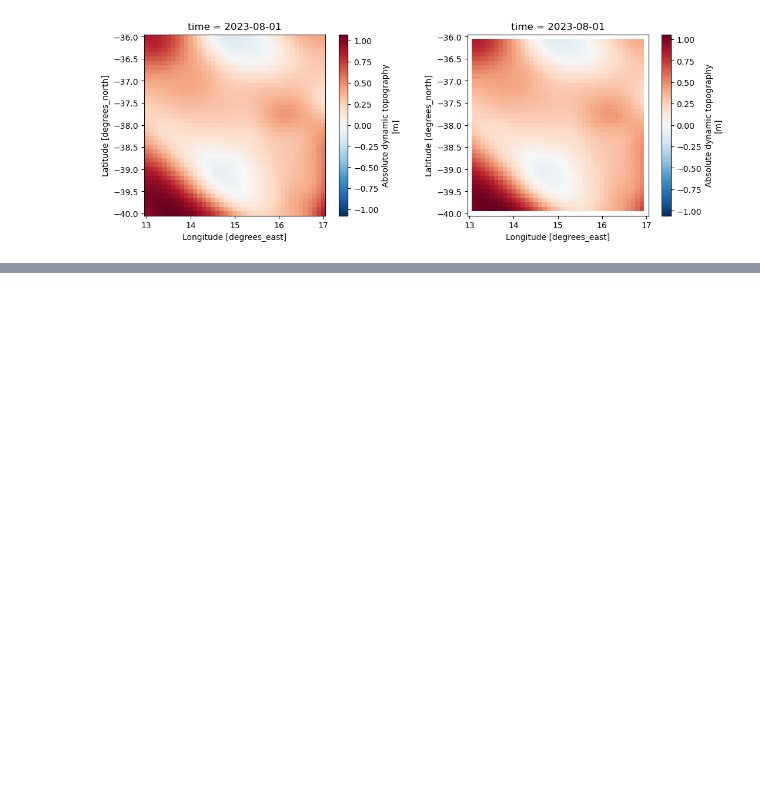
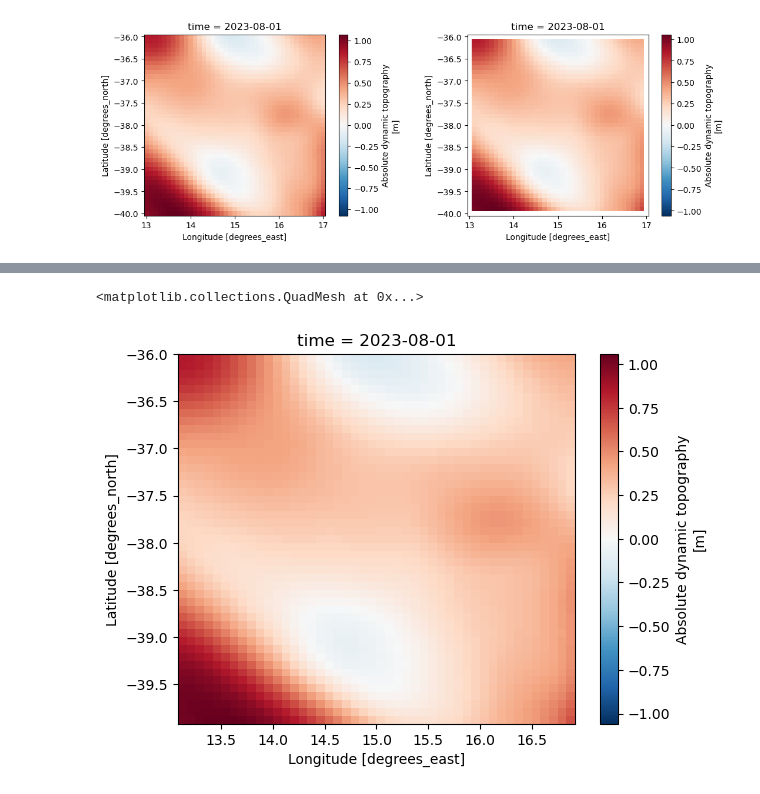
Before and after one commit to oceanhackweek/ohw24_proj_upSSH_us, a Jupyter notebook: contributor_folders/team_member_2/SWOTL4_dataprep.ipynb, the cells around one changed output, grey strips where cells are left out. Cells and saved outputs as stored; diff of their text form; code cells hidden in the pictures; blank space fills up the shorter version.

```diff
--- a/contributor_folders/team_member_2/SWOTL4_dataprep.ipynb
+++ b/contributor_folders/team_member_2/SWOTL4_dataprep.ipynb
@@ -45,5 +50,5 @@ mds = xr.open_mfdataset(opened_files)
 # %%
-mds = mds.sel(
+swot = swot.sel(
     longitude=slice(13,17),
     latitude=slice(-40,-36),
 )
@@ -145,0 +175,21 @@ Text(0, 0.5, '')
+# %%
+newlat = np.arange(
+    aviso.latitude.min(),
+    aviso.latitude.max()+(1/12),
+    1/12,
+)
+newlon = np.arange(
+    aviso.longitude.min(),
+    aviso.longitude.max()+(1/12),
+    1/12,
+)
+# %%
+swot_interp_glorys = swot.interp(
+    latitude=newlat,
+    longitude=newlon,
+)
+# %%
+swot_interp_glorys['adt'].plot()
+# %% [output]
+<matplotlib.collections.QuadMesh at 0x...>
+[figure, added]
```
Also changed, not shown: parts of 19 cells of this notebook.
